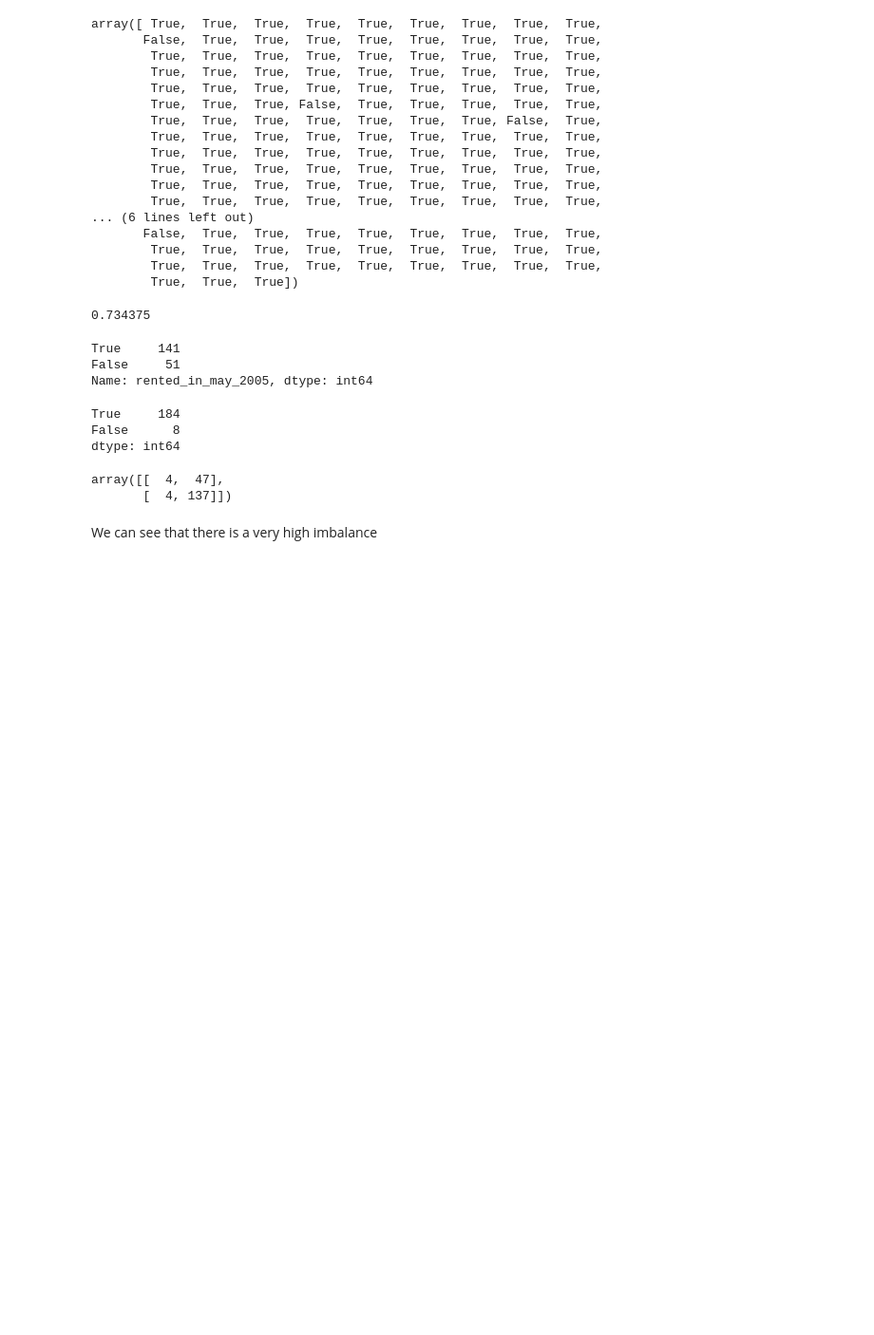
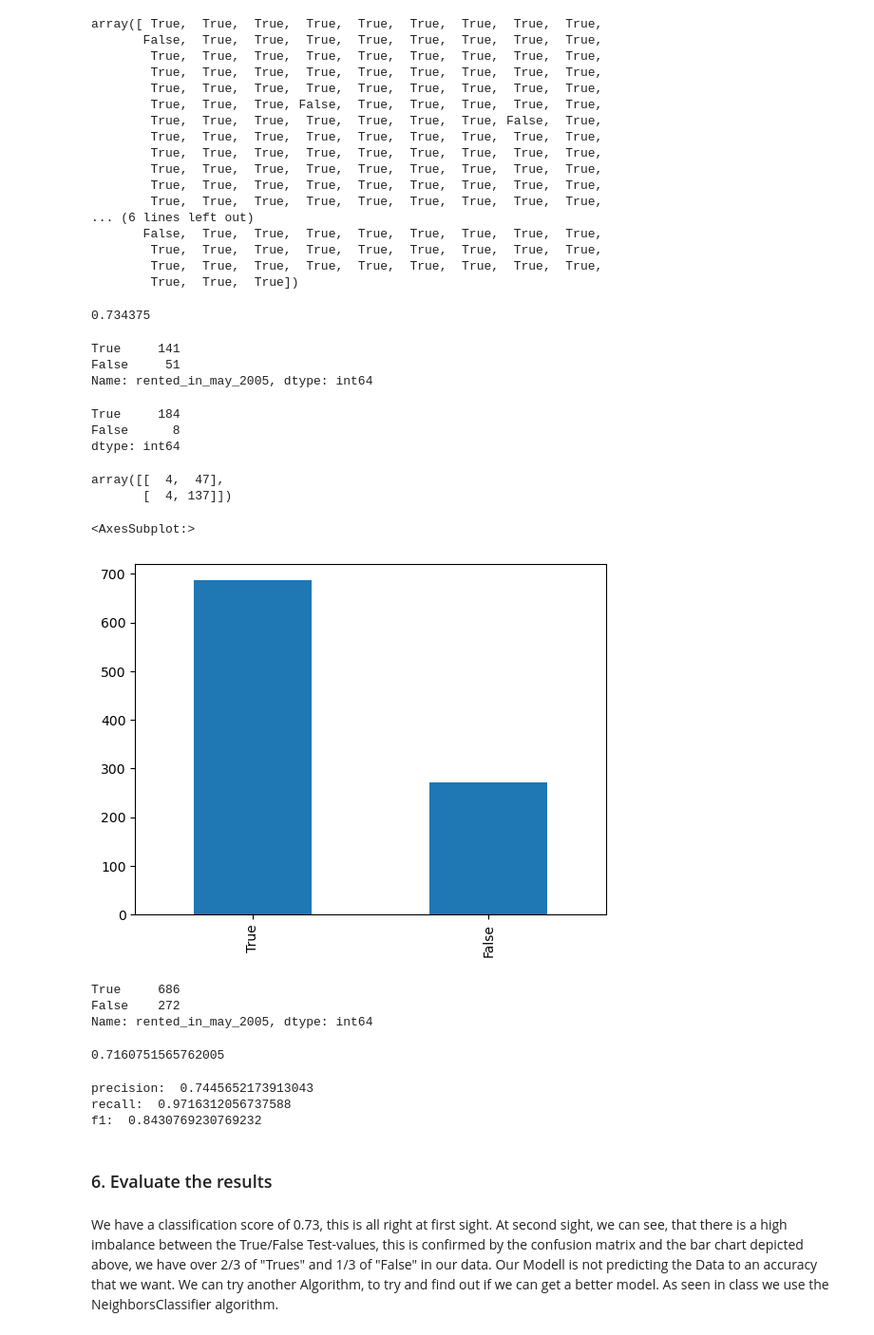
Before and after one commit to jochabo/lab-predictions-logistic-regression, a Jupyter notebook: lab-prediction-logistic-regression.ipynb, the cells around one changed output. Shown at 95% size. Cells and saved outputs as stored; diff of their text form; code cells hidden in the pictures; blank space fills up the shorter version.

```diff
--- a/lab-prediction-logistic-regression.ipynb
+++ b/lab-prediction-logistic-regression.ipynb
@@ -263,3 +306,31 @@ array([[  4,  47],
 #         True      |       |   +   |
-# %% [markdown]
-We can see that there is a very high imbalance
+# %%
+#Here we can see the imbalance with the start data:
+count_classes = data['rented_in_may_2005'].value_counts()
+count_classes
+count_classes.plot(kind = 'bar')
+# %% [output]
+<AxesSubplot:>
+[figure, added]
+# %%
+data['rented_in_may_2005'].value_counts()
+# %% [output]
+True     686
+False    272
+Name: rented_in_may_2005, dtype: int64
+# %%
+686/(686+272)
+# %% [output]
+0.7160751565762005
+# %%
+print("precision: ",precision_score(y_test,predictions))
+print("recall: ",recall_score(y_test,predictions))
+print("f1: ",f1_score(y_test,predictions))
+# %% [output]
+precision:  0.7445652173913043
+recall:  0.9716312056737588
+f1:  0.8430769230769232
+# %% [markdown]
+### 6. Evaluate the results
+# %% [markdown]
+We have a classification score of 0.73, this is all right at first sight. At second sight, we can see, that there is a high imbalance between the True/False Test-values, this is confirmed by the confusion matrix and the bar chart depicted above, we have over 2/3 of "Trues" and 1/3 of "False" in our data. Our Modell is not predicting the Data to an accuracy that we want. We can try another Algorithm, to try and find out if we can get a better model. As seen in class we use the NeighborsClassifier algorithm.
```
Also changed, not shown: parts of 27 cells of this notebook.
